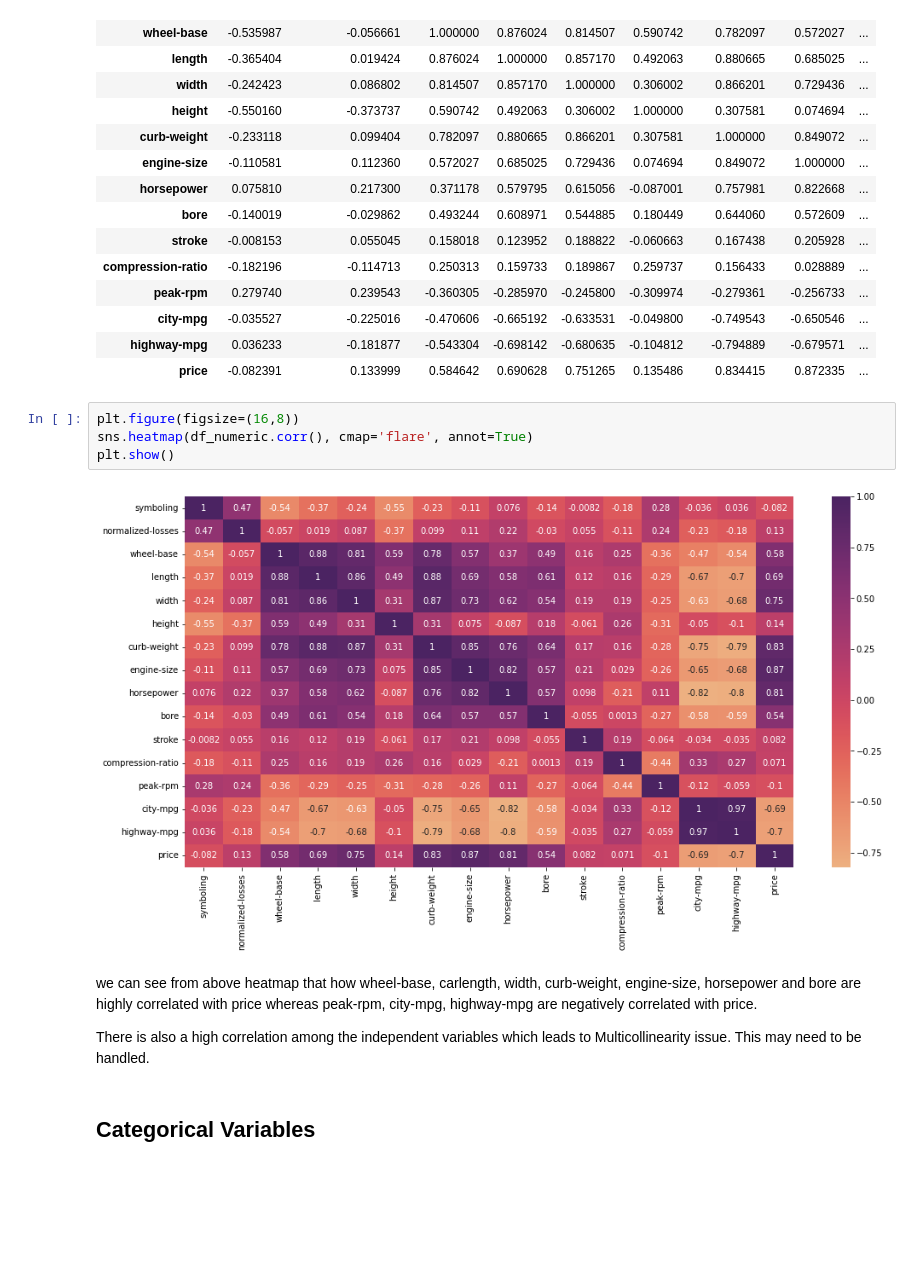
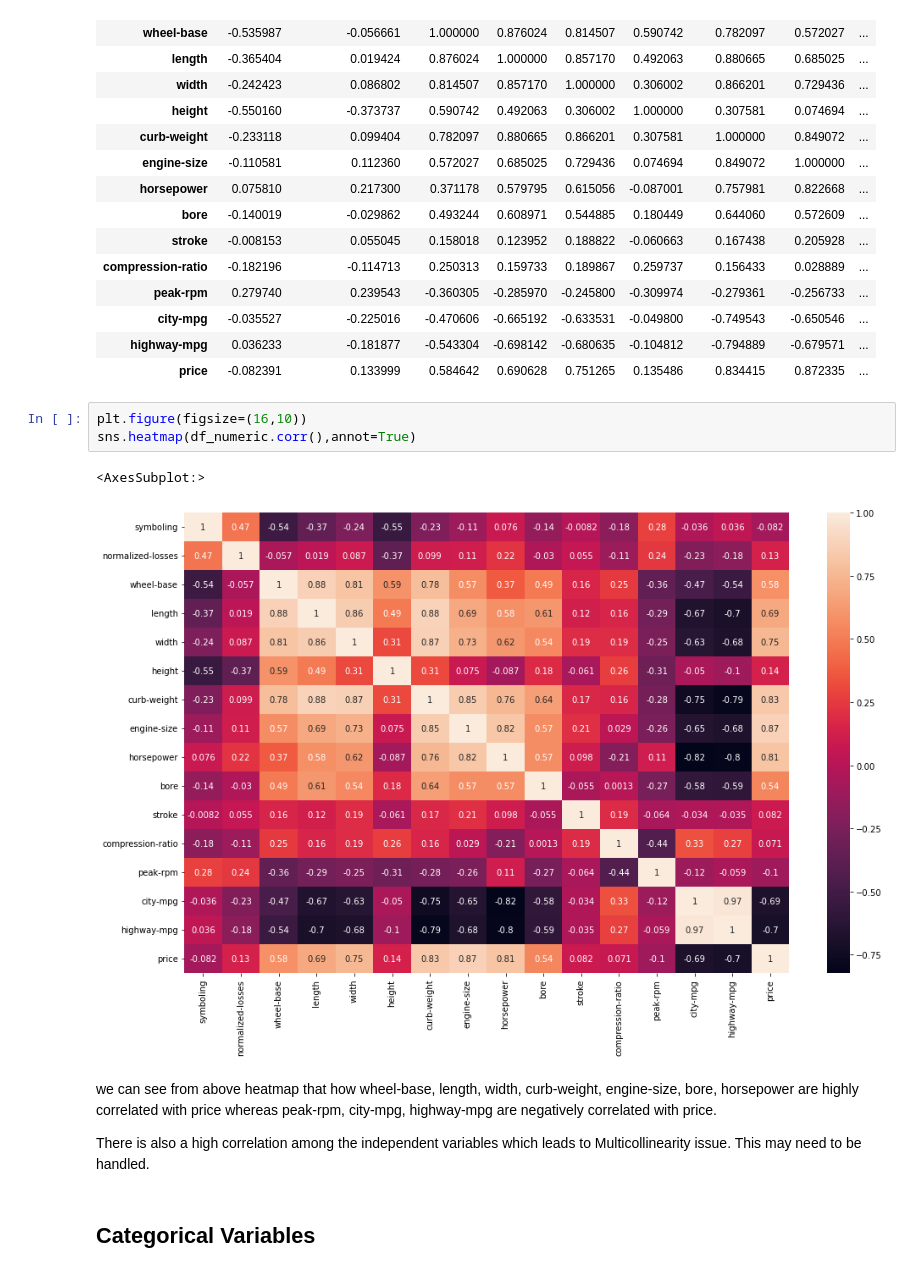
Before and after one commit to nafisa-samia/Automobile-Price-Prediction-using-Linear-Regression, a Jupyter notebook: Automobile_price_prediction_using_regression.ipynb, the cells around one changed output. Drawn from its saved outputs; the diff is of its cells as text; blank space fills up the shorter version.

```diff
--- a/Automobile_price_prediction_using_regression.ipynb
+++ b/Automobile_price_prediction_using_regression.ipynb
@@ -271,16 +271,16 @@ df_numeric.corr()
 | city-mpg | -0.035527 | -0.225016 | -0.470606 | -0.665192 | -0.633531 | -0.049800 | -0.749543 | -0.650546 | ... |
 | highway-mpg | 0.036233 | -0.181877 | -0.543304 | -0.698142 | -0.680635 | -0.104812 | -0.794889 | -0.679571 | ... |
 | price | -0.082391 | 0.133999 | 0.584642 | 0.690628 | 0.751265 | 0.135486 | 0.834415 | 0.872335 | ... |
-# %%
-plt.figure(figsize=(16,8))
-sns.heatmap(df_numeric.corr(), cmap='flare', annot=True)
-plt.show()
-# %% [output]
-[figure, removed]
-# %% [markdown]
-we can see from above heatmap that how wheel-base, carlength, width, curb-weight, engine-size, horsepower and bore are highly correlated with price whereas peak-rpm, city-mpg, highway-mpg are negatively correlated with price.
-
-There is also a high correlation among the independent variables which leads to Multicollinearity issue. This may need to be handled.
+# %%
+plt.figure(figsize=(16,10))
+sns.heatmap(df_numeric.corr(),annot=True)
+# %% [output]
+<AxesSubplot:>
+[figure, added]
+# %% [markdown]
+we can see from above heatmap that how wheel-base, length, width, curb-weight, engine-size, bore, horsepower are highly correlated with price whereas peak-rpm, city-mpg, highway-mpg are negatively correlated with price.
+
+There is also a high correlation among the independent variables which leads to Multicollinearity issue. This may need to be handled.
 # %% [markdown]
 ## Categorical Variables
 # %%
```
Also changed, not shown: parts of 64 cells of this notebook.
